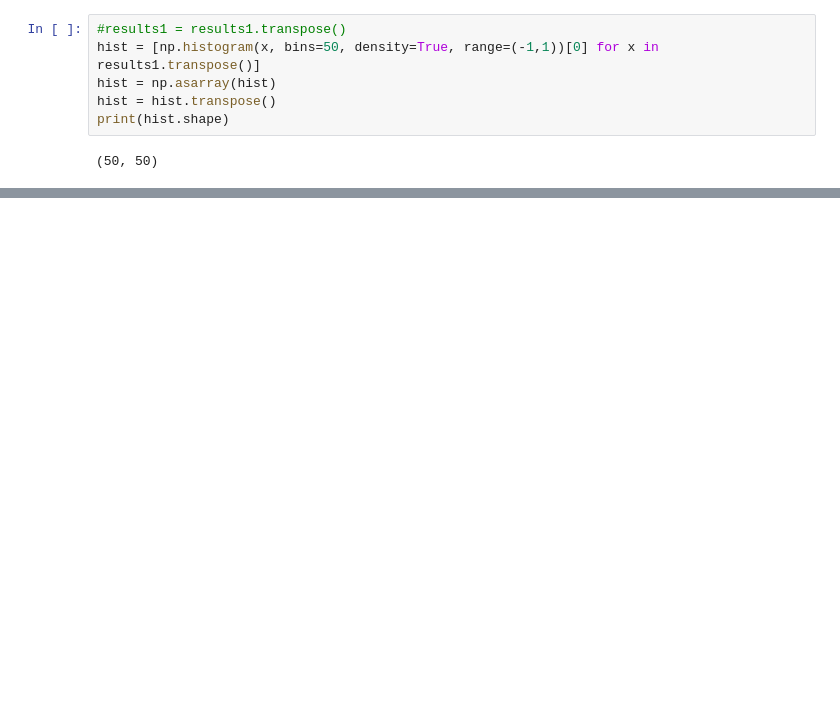
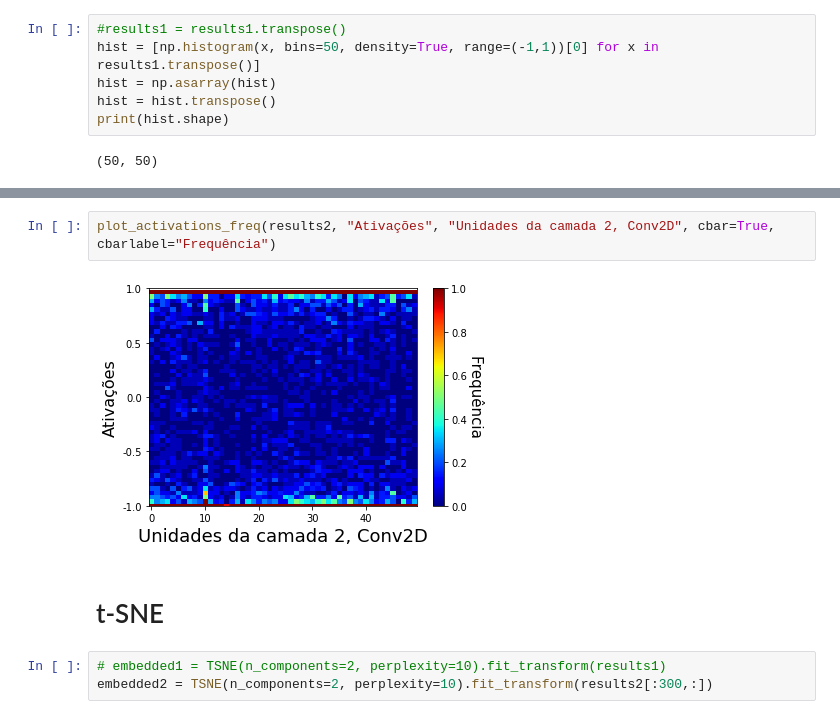
Before and after one commit to fmromeiro/tdnn-ptb, a Jupyter notebook: ptb_word_tdnn_keras-2d.ipynb, the cells around one changed output, grey strips where cells are left out. Drawn from its saved outputs; the diff is of its cells as text; blank space fills up the shorter version.

```diff
--- a/ptb_word_tdnn_keras-2d.ipynb
+++ b/ptb_word_tdnn_keras-2d.ipynb
@@ -308,0 +306,9 @@ TypeError: plot_activations_freq() missing 2 required positional arguments: 'xla
+# %%
+plot_activations_freq(results2, "Ativações", "Unidades da camada 2, Conv2D", cbar=True, cbarlabel="Frequência")
+# %% [output]
+[figure, added]
+# %% [markdown]
+# t-SNE
+# %%
+# embedded1 = TSNE(n_components=2, perplexity=10).fit_transform(results1)
+embedded2 = TSNE(n_components=2, perplexity=10).fit_transform(results2[:300,:])
```
Also changed, not shown: parts of 11 cells of this notebook, 3 other files.
